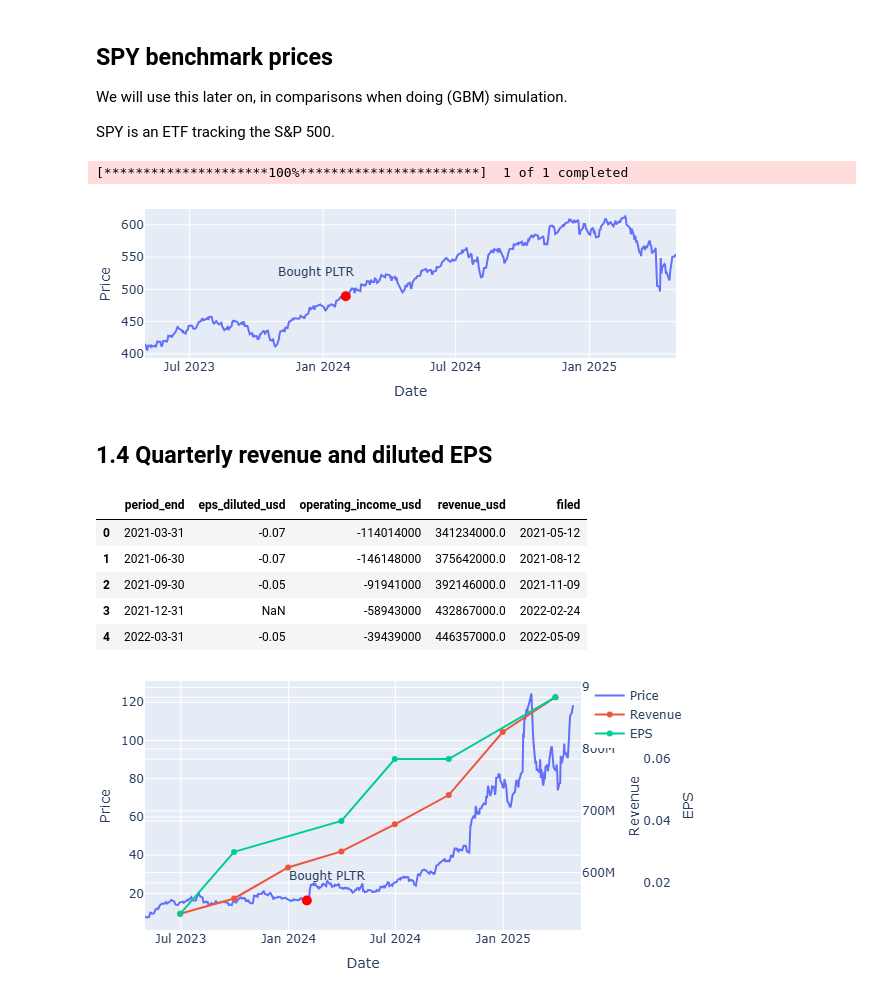
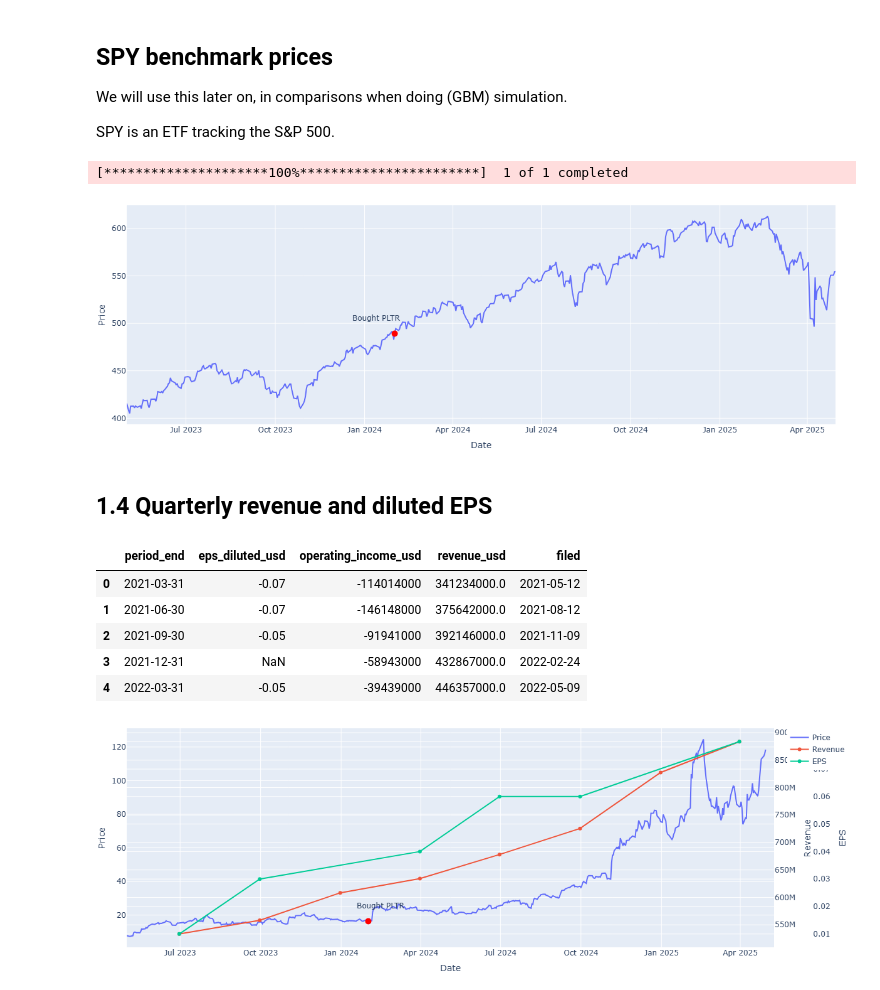
Before and after one commit to Wasabee69/investment-research, a Jupyter notebook: PLTR/notebooks/01_data_collection.ipynb, the cells around one changed output. Saved outputs shown, nothing was run; the diff lists cells and outputs as text; code cells hidden in the pictures.

```diff
--- a/PLTR/notebooks/01_data_collection.ipynb
+++ b/PLTR/notebooks/01_data_collection.ipynb
@@ -94,44 +84,44 @@ SPY is an ETF tracking the S&P 500.
 MARKET = yf.download("SPY", start=start, end=end, auto_adjust=False, multi_level_index=False)
 MARKET.to_csv("../data/market_prices.csv")
 
-fig = px.line(MARKET, y="Close", width=600, height=200, labels={"Close":"Price"})
+fig = px.line(MARKET, y="Close", width=1200, height=400, labels={"Close":"Price"})
 
 fig.add_scatter(x=[purchase_date], y=MARKET.loc[[purchase_date], "Close"], marker=dict(color="red", size=10), showlegend=False)
 fig.add_annotation( x=purchase_date, y=MARKET.loc[purchase_date, "Close"], text="Bought PLTR", showarrow=False, yshift=25, xshift=-30)
 fig.update_layout(margin=dict(l=0, r=20, t=10, b=0)).show()
 # %% [output]
 [*********************100%***********************]  1 of 1 completed
-[figure, old version]
+[figure, new version]
 # %% [markdown]
 ## 1.4 Quarterly revenue and diluted EPS
 # %%
 fundamentals = pd.read_csv("../data/fundamentals.csv")
 display(fundamentals.head())
 
 fundamentals = fundamentals[(fundamentals["period_end"] >= start) & (fundamentals["period_end"] <= end)]
-fig = px.line(PLTR, y="Close", width=600, height=300, labels={"Close":"Price"}).update_traces(name="Price", showlegend=True)
+fig = px.line(PLTR, y="Close", width=1200, height=400, labels={"Close":"Price"}).update_traces(name="Price", showlegend=True)
 fig.add_scatter(
     x=pd.to_datetime(fundamentals["period_end"]),
     y=fundamentals["revenue_usd"],
     mode="lines+markers", name="Revenue", yaxis="y2"
 )
 fig.add_scatter(
     x=pd.to_datetime(fundamentals["period_end"]),
     y=fundamentals["eps_diluted_usd"],
     mode="lines+markers", name="EPS", connectgaps=True, yaxis="y3"
 )
 fig.add_scatter(x=[purchase_date], y=PLTR.loc[[purchase_date], "Close"], marker=dict(color="red", size=10), showlegend=False)
 fig.add_annotation( x=purchase_date, y=PLTR.loc[purchase_date, "Close"], text="Bought PLTR", showarrow=False, yshift=25, xshift=20)
 fig.update_layout(
     yaxis2=dict(title="Revenue", overlaying="y", side="right"),
     yaxis3=dict(title="EPS", overlaying="y", side="right", anchor="free", autoshift=True),
     margin=dict(l=0, r=100, t=10, b=0)
 ).show()
 # %% [output]
 |  | period_end | eps_diluted_usd | operating_income_usd | revenue_usd | filed |
 | 0 | 2021-03-31 | -0.07 | -114014000 | 341234000.0 | 2021-05-12 |
 | 1 | 2021-06-30 | -0.07 | -146148000 | 375642000.0 | 2021-08-12 |
 | 2 | 2021-09-30 | -0.05 | -91941000 | 392146000.0 | 2021-11-09 |
 | 3 | 2021-12-31 | NaN | -58943000 | 432867000.0 | 2022-02-24 |
 | 4 | 2022-03-31 | -0.05 | -39439000 | 446357000.0 | 2022-05-09 |
-[figure, old version]
+[figure, new version]
```
Also changed, not shown: parts of 4 cells of this notebook, 4 other files.
